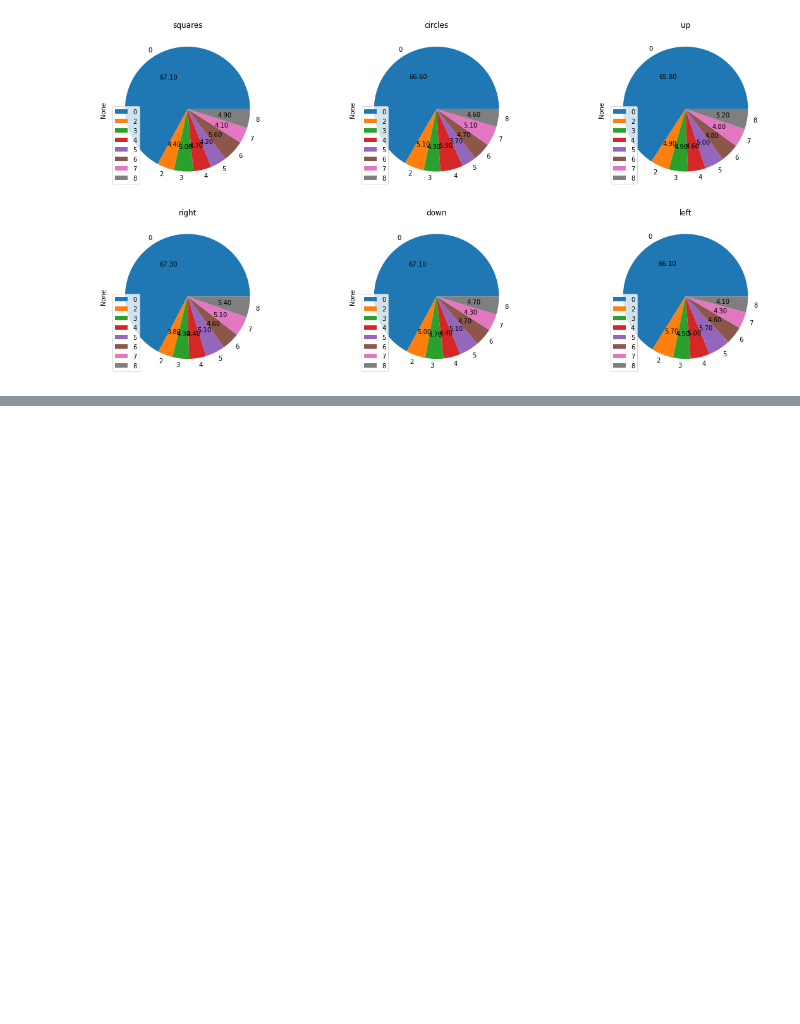
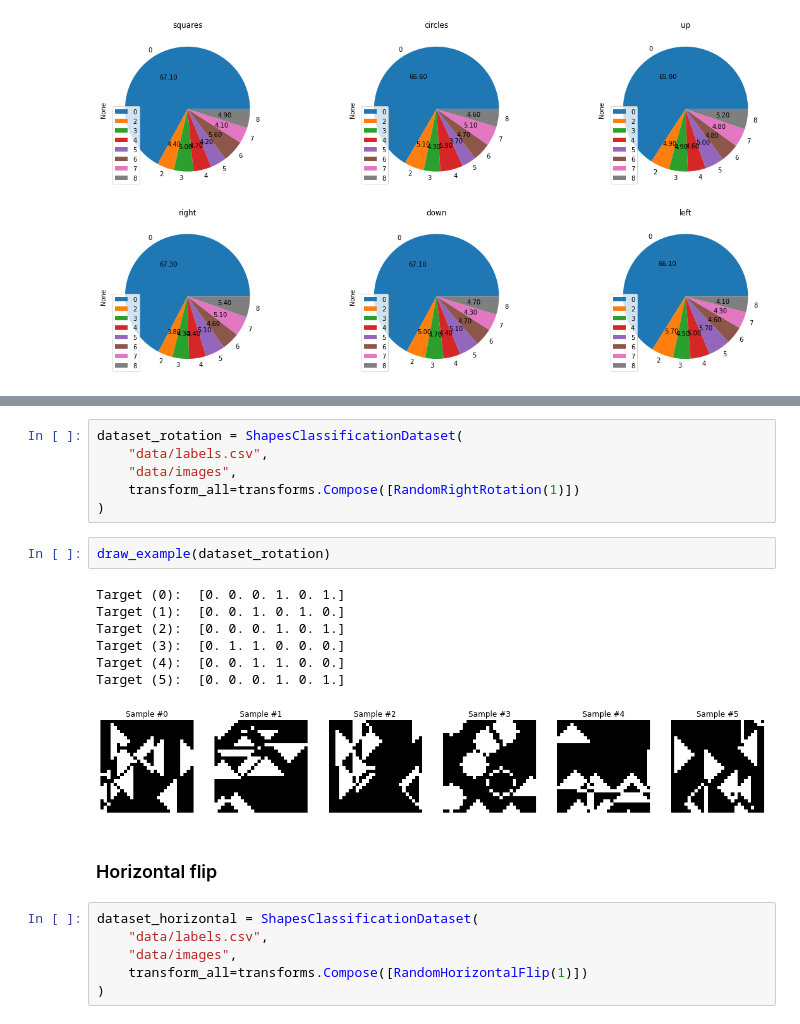
Before and after one commit to mniedziolka/dl-shapes, a Jupyter notebook: data_analysis.ipynb, the cells around one changed output, grey strips where cells are left out. Cells and saved outputs as stored; diff of their text form; blank space fills up the shorter version.

Commit message:
Add transformations to notebook

```diff
--- a/data_analysis.ipynb
+++ b/data_analysis.ipynb
@@ -76,0 +119,24 @@ plot_distribution_of_results(df[9000:10000])
+# %%
+dataset_rotation = ShapesClassificationDataset(
+    "data/labels.csv",
+    "data/images",
+    transform_all=transforms.Compose([RandomRightRotation(1)])
+)
+# %%
+draw_example(dataset_rotation)
+# %% [output]
+Target (0):  [0. 0. 0. 1. 0. 1.]
+Target (1):  [0. 0. 1. 0. 1. 0.]
+Target (2):  [0. 0. 0. 1. 0. 1.]
+Target (3):  [0. 1. 1. 0. 0. 0.]
+Target (4):  [0. 0. 1. 1. 0. 0.]
+Target (5):  [0. 0. 0. 1. 0. 1.]
+[figure, added]
+# %% [markdown]
+### Horizontal flip
+# %%
+dataset_horizontal = ShapesClassificationDataset(
+    "data/labels.csv",
+    "data/images",
+    transform_all=transforms.Compose([RandomHorizontalFlip(1)])
+)
```
Also changed, not shown: parts of 11 cells of this notebook.
